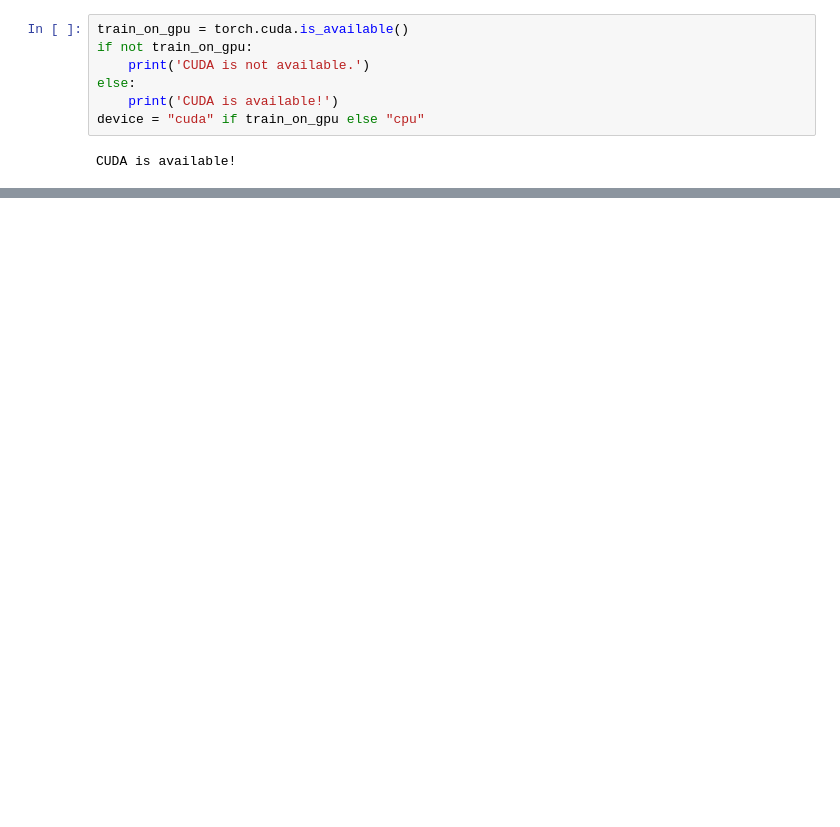
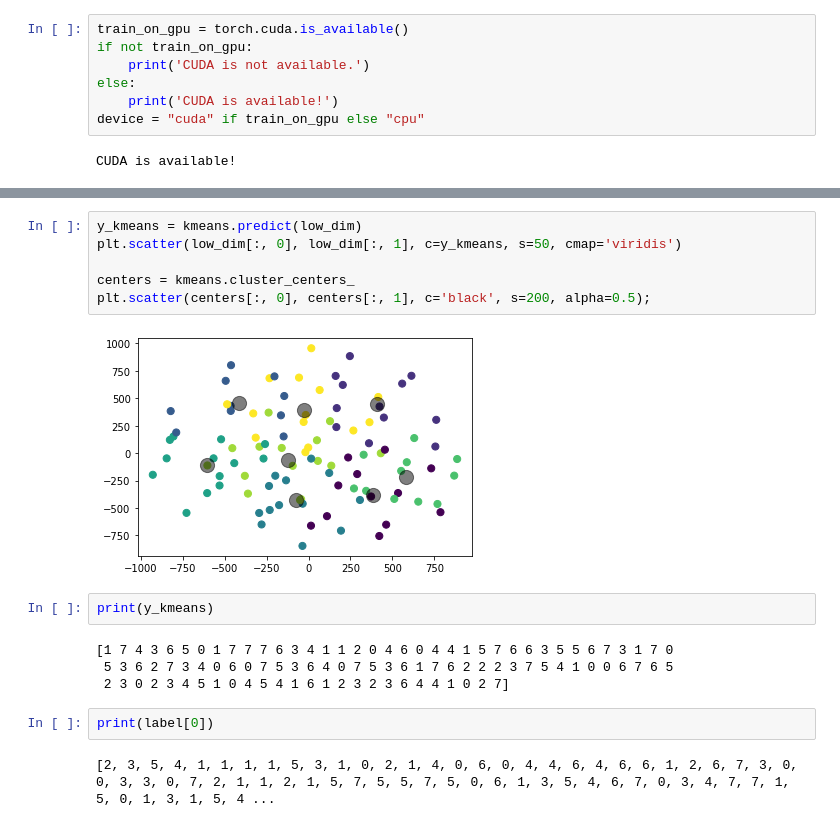
Before and after one commit to MaxWutw/2022TISF_Utilizing_semi_supervised_learning_to_do_galaxy_morphological_classification, a Jupyter notebook: galaxy_autoencoder.ipynb, the cells around one changed output, grey strips where cells are left out. Drawn from its saved outputs; the diff is of its cells as text; blank space fills up the shorter version.

```diff
--- a/galaxy_autoencoder.ipynb
+++ b/galaxy_autoencoder.ipynb
@@ -141,0 +215,18 @@ AutoEncoder(
+# %%
+y_kmeans = kmeans.predict(low_dim)
+plt.scatter(low_dim[:, 0], low_dim[:, 1], c=y_kmeans, s=50, cmap='viridis')
+
+centers = kmeans.cluster_centers_
+plt.scatter(centers[:, 0], centers[:, 1], c='black', s=200, alpha=0.5);
+# %% [output]
+[figure, added]
+# %%
+print(y_kmeans)
+# %% [output]
+[1 7 4 3 6 5 0 1 7 7 7 6 3 4 1 1 2 0 4 6 0 4 4 1 5 7 6 6 3 5 5 6 7 3 1 7 0
+ 5 3 6 2 7 3 4 0 6 0 7 5 3 6 4 0 7 5 3 6 1 7 6 2 2 2 3 7 5 4 1 0 0 6 7 6 5
+ 2 3 0 2 3 4 5 1 0 4 5 4 1 6 1 2 3 2 3 6 4 4 1 0 2 7]
+# %%
+print(label[0])
+# %% [output]
+[2, 3, 5, 4, 1, 1, 1, 1, 5, 3, 1, 0, 2, 1, 4, 0, 6, 0, 4, 4, 6, 4, 6, 6, 1, 2, 6, 7, 3, 0, 0, 3, 3, 0, 7, 2, 1, 1, 2, 1, 5, 7, 5, 5, 7, 5, 0, 6, 1, 3, 5, 4, 6, 7, 0, 3, 4, 7, 7, 1, 5, 0, 1, 3, 1, 5, 4 ...
```
Also changed, not shown: parts of 16 cells of this notebook.
